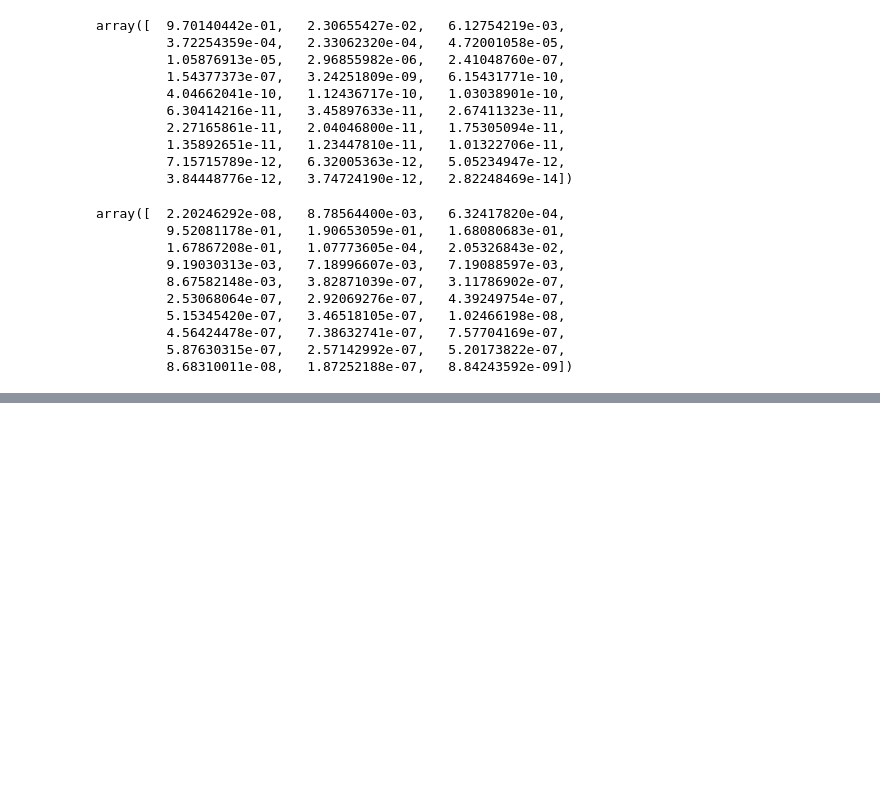
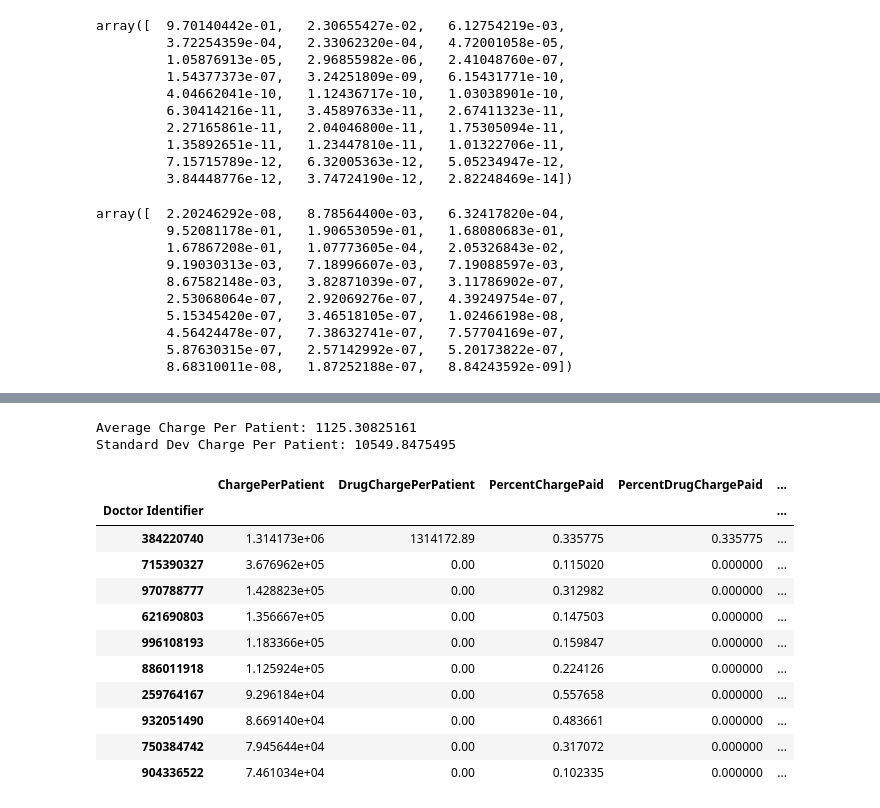
Before and after one commit to AJaafer/Physician_Risk, a Jupyter notebook: Physician_Risk.ipynb, the cells around one changed output, grey strips where cells are left out. Saved outputs shown, nothing was run; the diff lists cells and outputs as text; code cells hidden in the pictures; blank space fills up the shorter version.

```diff
--- a/Physician_Risk.ipynb
+++ b/Physician_Risk.ipynb
@@ -98,0 +102,19 @@ Index([u'Total Submitted Charge Amount', u'Total Allowed Amount',
+# %%
+print "Average Charge Per Patient:", np.mean(X_adj.ChargePerPatient)
+print "Standard Dev Charge Per Patient:", np.std(X_adj.ChargePerPatient)
+X_adj.sort_values(by=['ChargePerPatient'], ascending=False).head(10)
+# %% [output]
+Average Charge Per Patient: 1125.30825161
+Standard Dev Charge Per Patient: 10549.8475495
+|  | ChargePerPatient | DrugChargePerPatient | PercentChargePaid | PercentDrugChargePaid | ... |
+| Doctor Identifier |  |  |  |  | ... |
+| 384220740 | 1.314173e+06 | 1314172.89 | 0.335775 | 0.335775 | ... |
+| 715390327 | 3.676962e+05 | 0.00 | 0.115020 | 0.000000 | ... |
+| 970788777 | 1.428823e+05 | 0.00 | 0.312982 | 0.000000 | ... |
+| 621690803 | 1.356667e+05 | 0.00 | 0.147503 | 0.000000 | ... |
+| 996108193 | 1.183366e+05 | 0.00 | 0.159847 | 0.000000 | ... |
+| 886011918 | 1.125924e+05 | 0.00 | 0.224126 | 0.000000 | ... |
+| 259764167 | 9.296184e+04 | 0.00 | 0.557658 | 0.000000 | ... |
+| 932051490 | 8.669140e+04 | 0.00 | 0.483661 | 0.000000 | ... |
+| 750384742 | 7.945644e+04 | 0.00 | 0.317072 | 0.000000 | ... |
+| 904336522 | 7.461034e+04 | 0.00 | 0.102335 | 0.000000 | ... |
```
Also changed, not shown: parts of 13 cells of this notebook.
